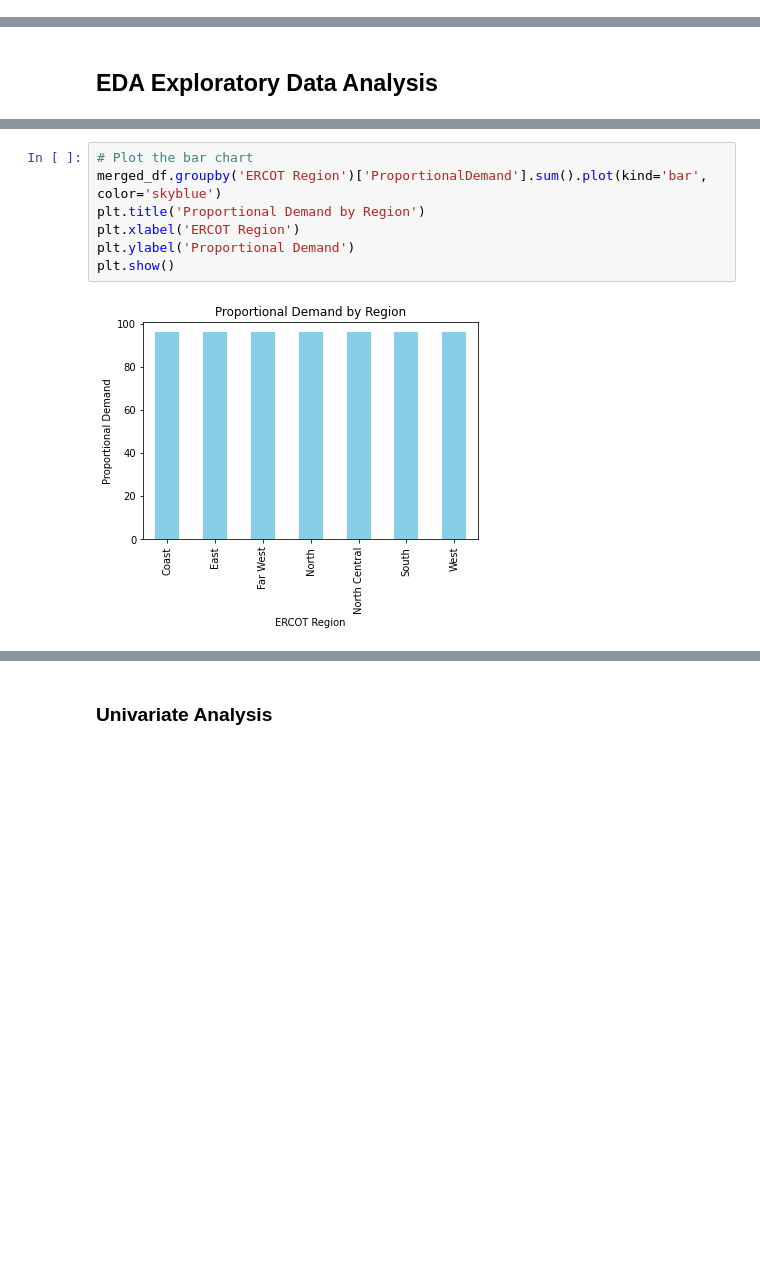
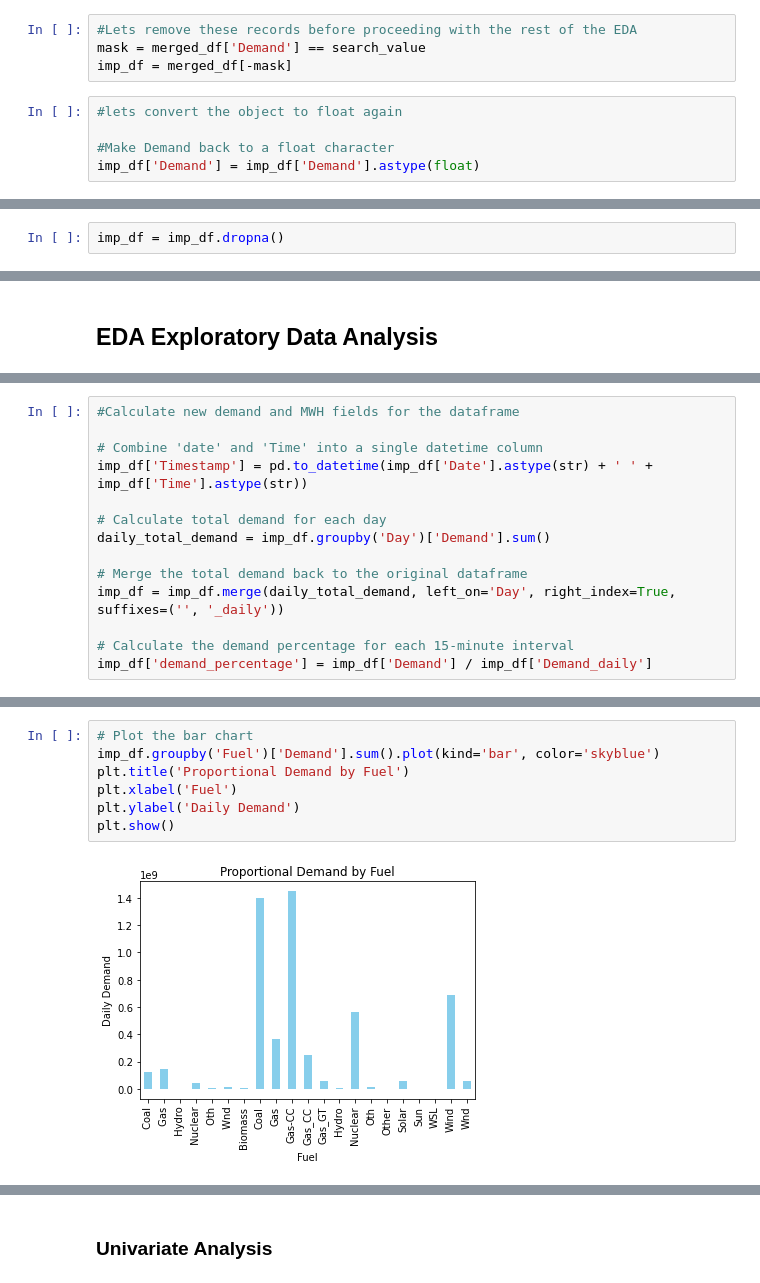
Before and after one commit to mustang-lexie/MSDS_6120_Capstone_ARW_LEXIE, a Jupyter notebook: Capstone Data Project.ipynb, the cells around one changed output, grey strips where cells are left out. Saved outputs shown, nothing was run; the diff lists cells and outputs as text; blank space fills up the shorter version.

Commit message:
Add files via upload
Latest File, Do not have enough power to run final graph open to suggestions

```diff
--- a/Capstone Data Project.ipynb
+++ b/Capstone Data Project.ipynb
@@ -191,0 +439,9 @@ We can see that many of the fields that should be numeric are not numeric fields
+# %%
+#Lets remove these records before proceeding with the rest of the EDA
+mask = merged_df['Demand'] == search_value
+imp_df = merged_df[-mask]
+# %%
+#lets convert the object to float again
+
+#Make Demand back to a float character
+imp_df['Demand'] = imp_df['Demand'].astype(float)
@@ -191,0 +469,2 @@ We can see that many of the fields that should be numeric are not numeric fields
+# %%
+imp_df = imp_df.dropna()
@@ -275,0 +561,14 @@ print(merged_df)
+# %%
+#Calculate new demand and MWH fields for the dataframe
+
+# Combine 'date' and 'Time' into a single datetime column
+imp_df['Timestamp'] = pd.to_datetime(imp_df['Date'].astype(str) + ' ' + imp_df['Time'].astype(str))
+
+# Calculate total demand for each day
+daily_total_demand = imp_df.groupby('Day')['Demand'].sum()
+
+# Merge the total demand back to the original dataframe
+imp_df = imp_df.merge(daily_total_demand, left_on='Day', right_index=True, suffixes=('', '_daily'))
+
+# Calculate the demand percentage for each 15-minute interval
+imp_df['demand_percentage'] = imp_df['Demand'] / imp_df['Demand_daily']
@@ -276,9 +591,9 @@ print(merged_df)
 # %%
 # Plot the bar chart
-merged_df.groupby('ERCOT Region')['ProportionalDemand'].sum().plot(kind='bar', color='skyblue')
-plt.title('Proportional Demand by Region')
-plt.xlabel('ERCOT Region')
-plt.ylabel('Proportional Demand')
+imp_df.groupby('Fuel')['Demand'].sum().plot(kind='bar', color='skyblue')
+plt.title('Proportional Demand by Fuel')
+plt.xlabel('Fuel')
+plt.ylabel('Daily Demand')
 plt.show()
 # %% [output]
-[figure, old version]
+[figure, new version]
```
Also changed, not shown: parts of 83 cells of this notebook.
